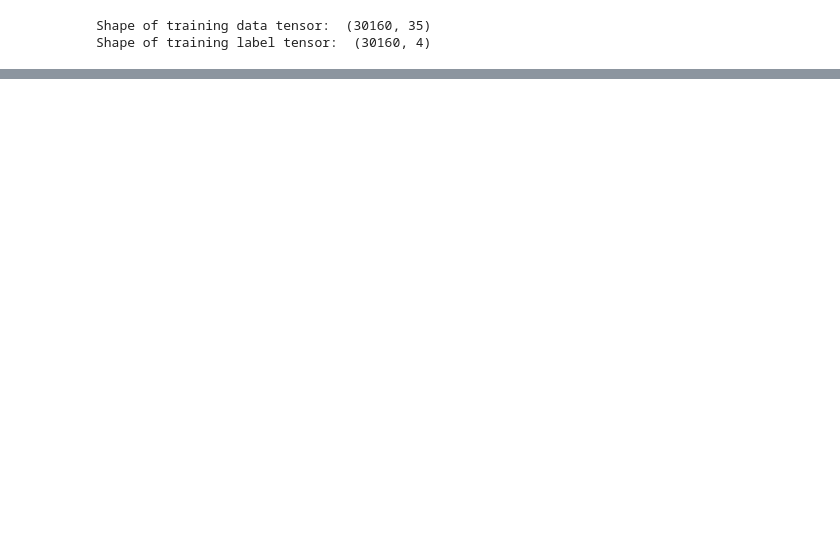
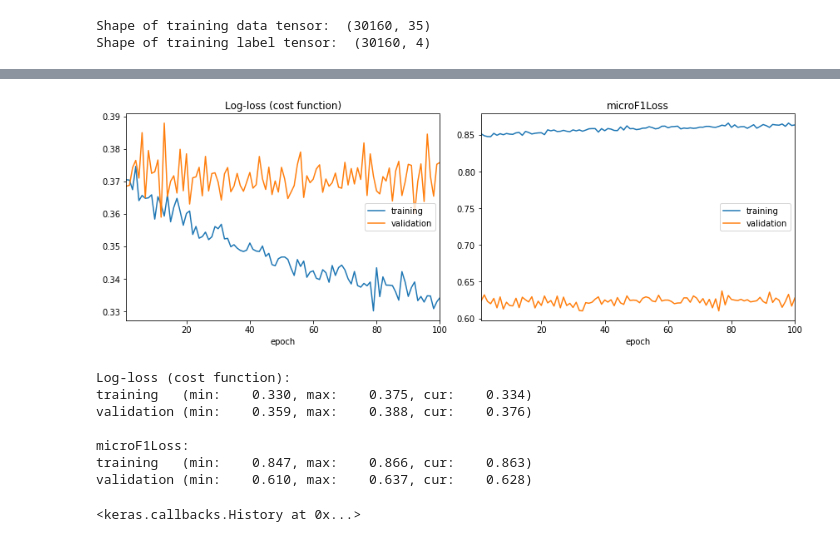
Before and after one commit to iamgroot42/nelec, a Jupyter notebook: LSTM-regex.ipynb, the cells around one changed output, grey strips where cells are left out. Drawn from its saved outputs; the diff is of its cells as text; code cells hidden in the pictures; blank space fills up the shorter version.

```diff
--- a/LSTM-regex.ipynb
+++ b/LSTM-regex.ipynb
@@ -116,17 +109,18 @@ def preprocessData(dataFilePath, mode):
     else:
         return indices, conversations, raw_conversations
 # %%
+print("Processing test data...")
+testIndices, testTexts, rawtestTexts, testLabels = preprocessData(testDataPath, mode="train", total_raw=True)
+testLabels = to_categorical(np.asarray(testLabels), NUM_CLASSES)
 print("Processing training data...")
-trainIndices, trainTexts, rawtrainTexts, labels = preprocessData(trainDataPath, mode="train")
+trainIndices, trainTexts, rawtrainTexts, labels = preprocessData(trainDataPath, mode="train", total_raw=True)
 labels = to_categorical(np.asarray(labels), NUM_CLASSES)
-print("Processing test data...")
-testIndices, testTexts, rawtestTexts, testLabels = preprocessData(testDataPath, mode="train")
-testLabels = to_categorical(np.asarray(testLabels), NUM_CLASSES)
 print("Processing evaluation data...")
-evalIndices, evalTexts, rawevalTexts = preprocessData(evalDataPath, mode="test")
+evalIndices, evalTexts, rawevalTexts, evalLabels = preprocessData(evalDataPath, mode="train", total_raw=True)
+evalLabels = to_categorical(np.asarray(evalLabels), NUM_CLASSES)
 
 print("Extracting tokens...")
-tokenizer = Tokenizer(num_words=MAX_NB_WORDS)
+tokenizer = Tokenizer(num_words=MAX_NB_WORDS, oov_token='<unk>')
 # tokenizer.fit_on_texts(trainTexts)
 tokenizer.fit_on_texts(trainTexts + testTexts + evalTexts)
 trainSequences = tokenizer.texts_to_sequences(trainTexts)
@@ -229,6 +201,7 @@ Let's change the subject I just did it .l. You're broken
 # %%
+importlib.reload(sys.modules['utils'])
 print("Populating embedding matrix...")
-embeddingMatrix, oov = utils.getEmbeddingMatrix(wordIndex, EMBEDDING_DIM)
+embeddingMatrix, oov, oov_indices = utils.getEmbeddingMatrix(wordIndex, EMBEDDING_DIM)
 oov = [(x, tokenizer.word_counts.get(x, 0)) for x in oov]
 oov.sort(key=lambda tup: tup[1], reverse=True)
 # %% [output]
@@ -238,8 +212,6 @@ Found embedding for 76.16175723717623 % embeddings
 # %%
 importlib.reload(sys.modules['utils'])
-import utils
-
-print("Populating SSWE embedding matrix...")
-embeddingMatrix_sswe, oov_sswe = utils.get_sswe_embeddings(wordIndex)
+print("Adding emoji embeddings...")
+embeddingMatrix = utils.add_emoji_embedding(wordIndex, embeddingMatrix)
 # %% [output]
 Loading utils module
@@ -480,15 +331,5 @@ print(len(labels))
 # %%
-from livelossplot.keras import PlotLossesCallback
-
 clr = utils.CyclicLR(base_lr=0.001, max_lr=0.005,
                step_size=300., mode='exp_range',
                gamma=0.99994)
-model = buildSingleModel(embeddingMatrix_sswe, hidDim=32,
-                         dropout=0.25, multitask=False,
-                        first_type='lstm', second_type='gru')
-model.fit(train_all, labels,
-          batch_size=2048, epochs=150,
-          class_weight=class_weight,
-          callbacks=[PlotLossesCallback(), clr],
-          verbose=0,
-          validation_data=(test_all, testLabels))
+model = buildSingleModel(embeddingMatrix, hidDim=32, dp=0.25)
@@ -545,0 +336,18 @@ Building model
+# %%
+from livelossplot.keras import PlotLossesCallback
+
+model.fit(train_all, labels,
+          batch_size=8192, epochs=100,
+          callbacks=[PlotLossesCallback(), clr],
+          verbose=0,
+          validation_data=(test_all, testLabels))
+# %% [output]
+[figure, added]
+Log-loss (cost function):
+training   (min:    0.330, max:    0.375, cur:    0.334)
+validation (min:    0.359, max:    0.388, cur:    0.376)
+
+microF1Loss:
+training   (min:    0.847, max:    0.866, cur:    0.863)
+validation (min:    0.610, max:    0.637, cur:    0.628)
+<keras.callbacks.History at 0x...>
```
Also changed, not shown: parts of 35 cells of this notebook, 5 other files.
